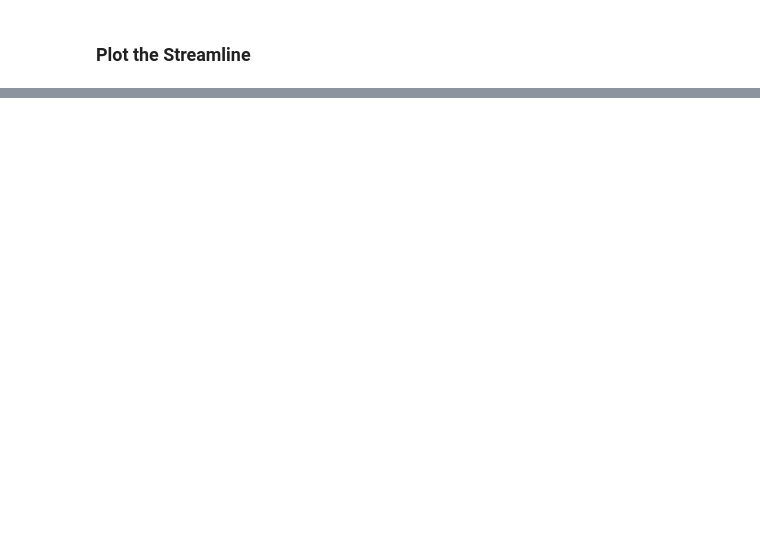
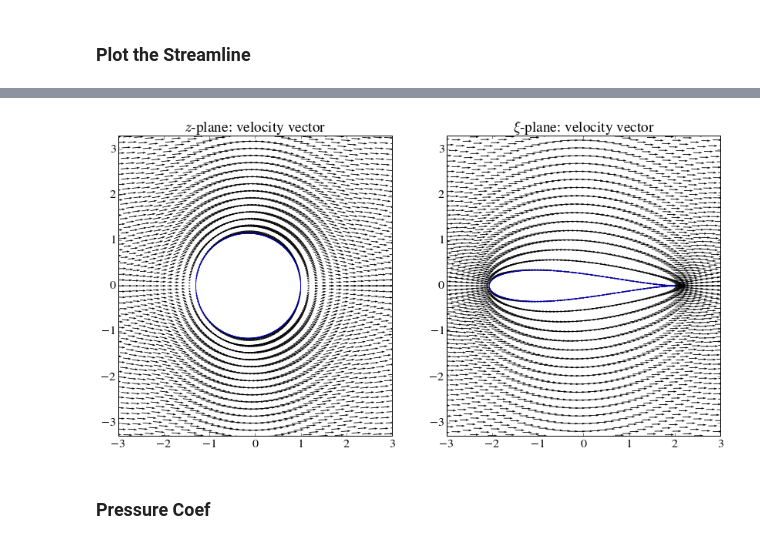
Before and after one commit to iafleischer/AeroPython, a Jupyter notebook: assignments/06_Joukowski_Trans_Polar.ipynb, the cells around one changed output, grey strips where cells are left out. Saved outputs shown, nothing was run; the diff lists cells and outputs as text; code cells hidden in the pictures; blank space fills up the shorter version.

```diff
--- a/assignments/06_Joukowski_Trans_Polar.ipynb
+++ b/assignments/06_Joukowski_Trans_Polar.ipynb
@@ -134,0 +54,11 @@ pyplot.title(r'$zeta$-plane $C_p$');
+# %%
+w_z = eval_vel(u_inf, kappa, gamma, z_doublet, z_vortex, Z)
+# %%
+w_xi = vel_trans(c, Z, w_z)
+# %%
+step = 4
+plot_vel(Z, XI, w_z, w_xi, step)
+# %% [output]
+[figure, added]
+# %% [markdown]
+### Pressure Coef
```
Also changed, not shown: parts of 52 cells of this notebook, 2 other files.
